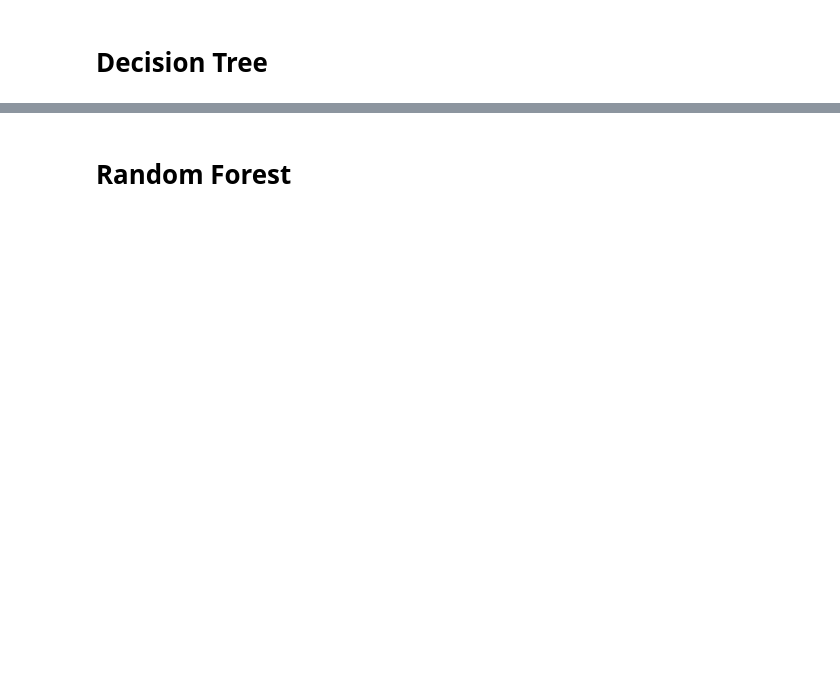
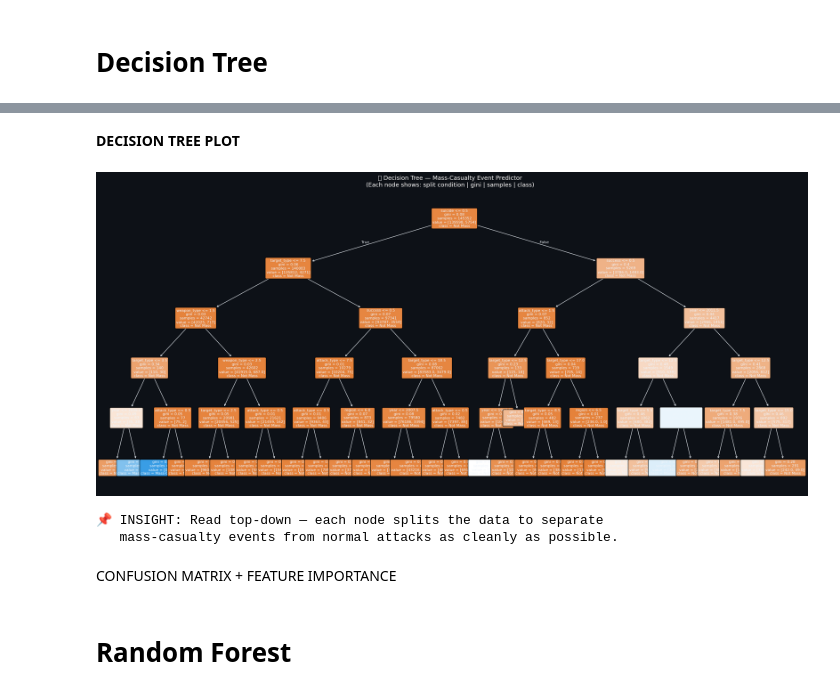
Before and after one commit to ishikarana968-rgb/data-science-assignment-3, a Jupyter notebook: Terrorism_Analysis (2).ipynb, the cells around one changed output, grey strips where cells are left out. Cells and saved outputs as stored; diff of their text form; code cells hidden in the pictures; blank space fills up the shorter version.

```diff
--- a/Terrorism_Analysis (2).ipynb
+++ b/Terrorism_Analysis (2).ipynb
@@ -797,3 +903,30 @@ from sklearn.model_selection import train_test_split
 X_train, X_test, y_train, y_test = train_test_split(
     X, y, test_size=0.2, random_state=42
 )
+# %%
+# Scikit-Learn — all ML algorithms
+from sklearn.model_selection import train_test_split, cross_val_score
+from sklearn.preprocessing import LabelEncoder, StandardScaler
+from sklearn.ensemble import RandomForestClassifier
+from sklearn.linear_model import LogisticRegression, LinearRegression
+from sklearn.tree import DecisionTreeClassifier, plot_tree
+from sklearn.cluster import KMeans
+from sklearn.metrics import (
+    accuracy_score, classification_report, confusion_matrix,
+    mean_squared_error, r2_score, silhouette_score
+)
+
+# Colour palette
+PALETTE = ["#e63946","#f4a261","#2a9d8f","#457b9d","#6d6875","#264653","#e9c46a","#a8dadc"]
+BG      = "#0d1117"
+TXT     = "#f0f6fc"
+
+plt.rcParams.update({
+    "figure.facecolor":"#0d1117","axes.facecolor":"#161b22",
+    "axes.edgecolor":"#30363d","axes.labelcolor":TXT,
+    "xtick.color":TXT,"ytick.color":TXT,"text.color":TXT,
+    "grid.color":"#21262d","grid.linestyle":"--","grid.alpha":0.5,
+    "font.family":"DejaVu Sans","axes.titlesize":13,"axes.labelsize":11,
+    "legend.facecolor":"#161b22","legend.edgecolor":"#30363d",
+})
+print("✅ All libraries imported successfully!")
@@ -828,0 +1271,26 @@ Decision Tree: 0.815845235146812
+# %% [markdown]
+**DECISION TREE PLOT**
+# %%
+# ── VISUALISATION 2A: Decision Tree Plot ────────────────────
+fig, ax = plt.subplots(figsize=(22, 10))
+plot_tree(
+    dt_model,
+    feature_names=features_dt,
+    class_names=["Not Mass","Mass-Casualty"],
+    filled=True, rounded=True, fontsize=8,
+    ax=ax, impurity=True, proportion=False,
+    precision=2
+)
+ax.set_title("🌿 Decision Tree — Mass-Casualty Event Predictor\n"
+             "(Each node shows: split condition | gini | samples | class)",
+             fontsize=13, pad=15, color="white")
+fig.patch.set_facecolor("#0d1117")
+plt.tight_layout(); plt.show()
+print("\n📌 INSIGHT: Read top-down — each node splits the data to separate")
+print("   mass-casualty events from normal attacks as cleanly as possible.")
+# %% [output]
+[figure, added]
+📌 INSIGHT: Read top-down — each node splits the data to separate
+   mass-casualty events from normal attacks as cleanly as possible.
+# %% [markdown]
+CONFUSION MATRIX + FEATURE IMPORTANCE
```
Also changed, not shown: parts of 23 cells of this notebook.
